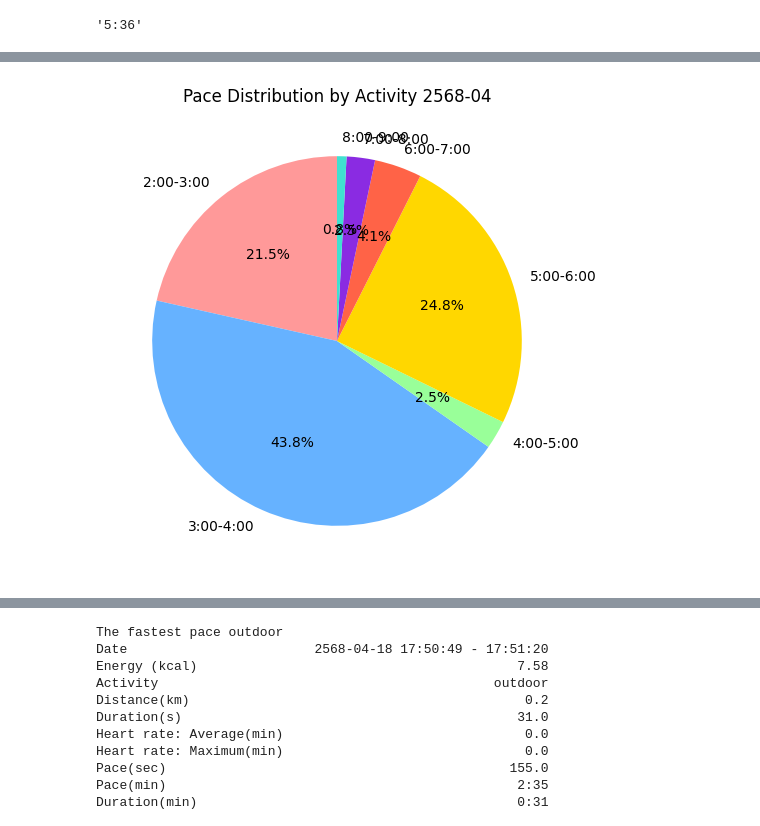
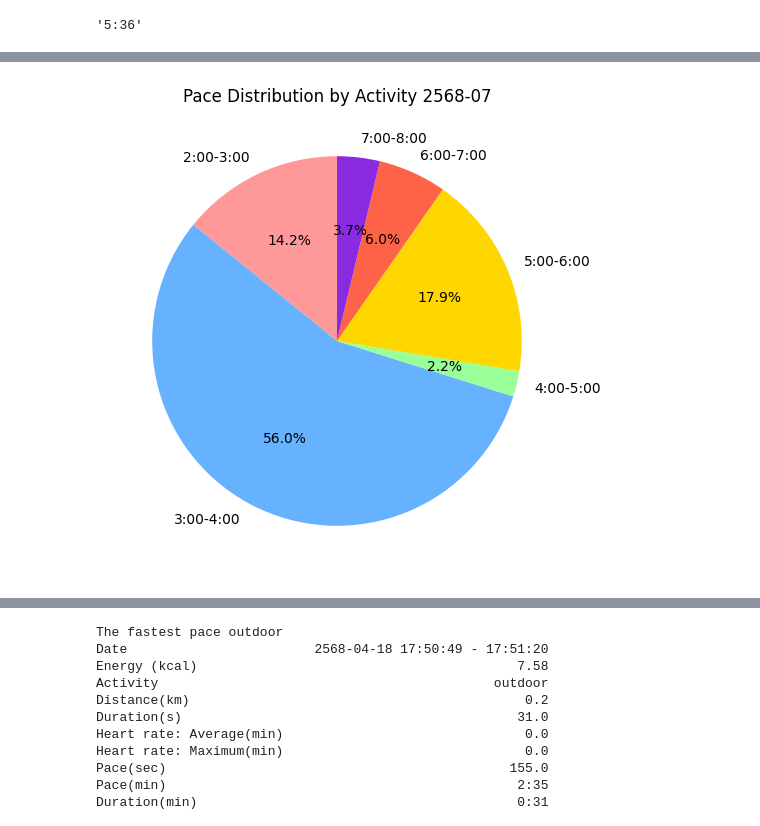
Before and after one commit to JFKongphop/running-analysis, a Jupyter notebook: index.ipynb, the cells around one changed output, grey strips where cells are left out. Drawn from its saved outputs; the diff is of its cells as text; code cells hidden in the pictures.

```diff
--- a/index.ipynb
+++ b/index.ipynb
@@ -435,24 +450,24 @@ plt.show()
 # %%
-date = "2568-04"
-bins = [120, 180, 240, 300, 360, 420, 480, 540]
-labels = ["2:00-3:00", "3:00-4:00", "4:00-5:00", "5:00-6:00", "6:00-7:00", "7:00-8:00", "8:00-9:00"]
+date = "2568-07"
+bins = [120, 180, 240, 300, 360, 420, 480]#, 540]
+labels = ["2:00-3:00", "3:00-4:00", "4:00-5:00", "5:00-6:00", "6:00-7:00", "7:00-8:00"]# "8:00-9:00"]
 
 pie = date_selector(df, date).copy()
 pie["Pace Group"] = pd.cut(pie["Pace(sec)"], bins=bins, labels=labels, right=False)
 group_counts = pie["Pace Group"].value_counts(sort=False)
 
 plt.figure(figsize=(8, 6))
 group_counts.plot.pie(
   autopct="%1.1f%%",
   startangle=90,
   colors=["#FF9999", "#66B2FF", "#99FF99", "#FFD700", "#FF6347", "#8A2BE2", "#40E0D0"],
   labels=group_counts.index
 )
 plt.title(f"Pace Distribution by Activity {date}")
 plt.ylabel("")
 plt.show()
 # %% [output]
-[figure, old version]
+[figure, new version]
 # %%
 pie
 # %% [output]
```
Also changed, not shown: parts of 24 cells of this notebook.
